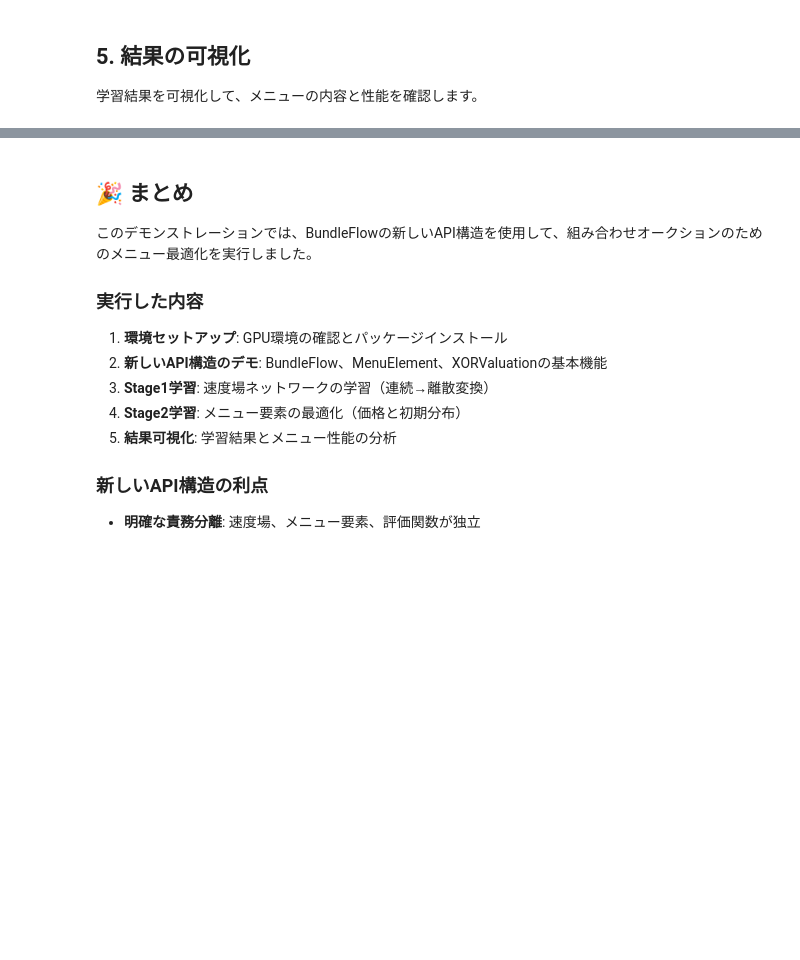
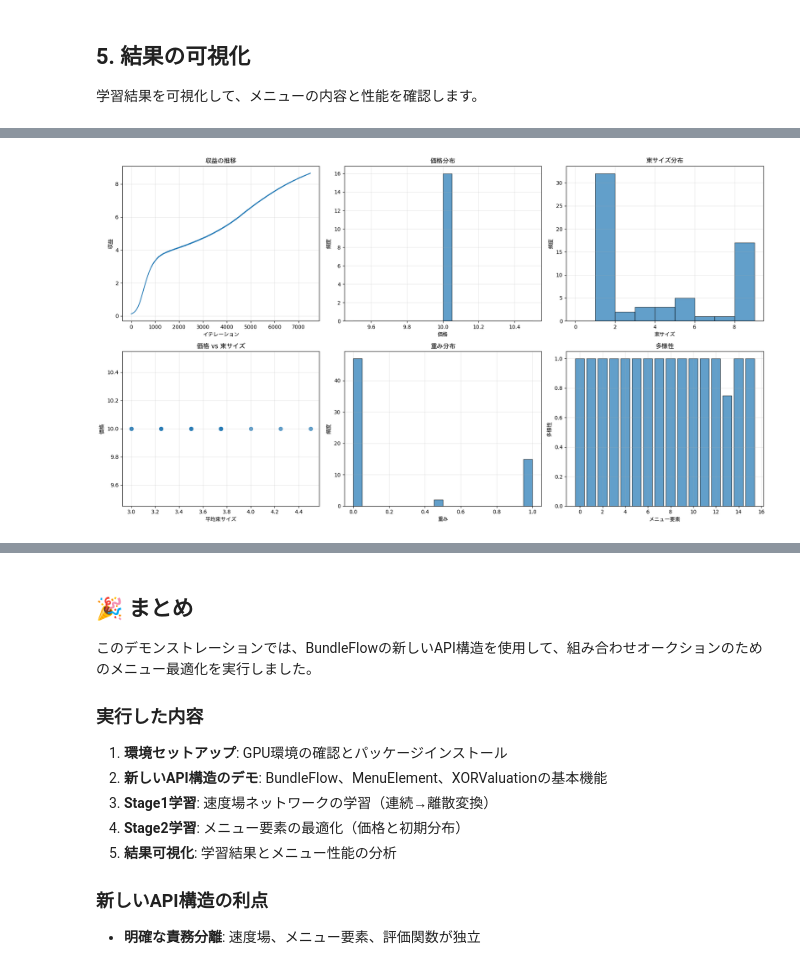
Before and after one commit to KoshiHarashima/bundle-flow, a Jupyter notebook: BundleFlow.ipynb, the cells around one changed output, grey strips where cells are left out. Drawn from its saved outputs; the diff is of its cells as text; code cells hidden in the pictures; blank space fills up the shorter version.

```diff
--- a/BundleFlow.ipynb
+++ b/BundleFlow.ipynb
@@ -255,17 +432,23 @@ print(f"生成された束の多様性: {diversity:.3f} ({len(unique_bundles)}/{
 # %%
-# Stage2の設定（小規模でデモ用）
+# Stage2の設定（改善された設定 - 論文に基づく）
 stage2_config = {
     'K': 16,           # メニュー要素数（小規模）
     'D': 4,            # 初期分布の混合成分数
-    'iters': 500,      # イテレーション数（デモ用に短縮）
+    'iters': 7500,      # イテレーション数（デモ用に短縮）
     'batch': 64,       # バッチサイズ
-    'lr': 3e-1,        # 学習率
-    'lam_start': 1e-3, # SoftMax温度の開始値
-    'lam_end': 0.1,    # SoftMax温度の終了値
+    'lr': 5e-3,        # 学習率（安定した学習）
+    'lam_start': 0.5,  # SoftMax温度の開始値（高温度で探索）
+    'lam_end': 0.1,    # SoftMax温度の終了値（低温度で決定）
     'ode_steps': 25,   # ODE積分ステップ数
     'n_val': 200,      # 評価関数の数（小規模）
     'a': 8,            # XOR原子数（小規模）
-    'seed': 123
+    'seed': 123,
+    'warmup_iters': 50,  # βウォームアップ期間
+    'freeze_beta_iters': 100,  # β凍結期間
+    'grad_clip': 1.0,  # 勾配クリッピング
+    'use_gumbel': False,  # Gumbel-Softmaxの使用
+    'tau_start': 1.0,  # Gumbel温度開始値
+    'tau_end': 0.01    # Gumbel温度終了値
 }
 
 print("Stage2設定:")
@@ -742,0 +625,74 @@ print(f"価格の統計: min={min(prices):.4f}, max={max(prices):.4f}, mean={np.
+# %%
+# 統合可視化
+fig, axes = plt.subplots(2, 3, figsize=(18, 10))
+
+t_grid = torch.linspace(0.0, 1.0, steps=50, device=device)
+
+# データ収集
+prices = [elem.price().detach().item() for elem in menu[:-1]]
+bundle_sizes = []
+avg_sizes = []
+diversities = []
+
+for elem in menu[:-1]:
+    with torch.no_grad():
+        x_T = flow.flow_forward(elem.mus, t_grid)
+        bundles = flow.round_to_bundle(x_T)
+        sizes = bundles.sum(dim=1).detach().cpu().numpy()
+        bundle_sizes.extend(sizes)
+        avg_sizes.append(sizes.mean())
+        unique_bundles = torch.unique(bundles, dim=0)
+        diversities.append(len(unique_bundles) / bundles.shape[0])
+
+weights = [elem.weights.detach().cpu().numpy() for elem in menu[:-1]]
+weights_flat = np.concatenate(weights)
+
+# 1. 収益の推移
+axes[0, 0].plot(revenues)
+axes[0, 0].set_title('収益の推移')
+axes[0, 0].set_xlabel('イテレーション')
+axes[0, 0].set_ylabel('収益')
+axes[0, 0].grid(True, alpha=0.3)
+
+# 2. 価格分布
+axes[0, 1].hist(prices, bins=20, alpha=0.7, edgecolor='black')
+axes[0, 1].set_title('価格分布')
+axes[0, 1].set_xlabel('価格')
+axes[0, 1].set_ylabel('頻度')
+axes[0, 1].grid(True, alpha=0.3)
+
+# 3. 束サイズ分布
+axes[0, 2].hist(bundle_sizes, bins=range(stage1_config['m']+2), alpha=0.7, edgecolor='black')
+axes[0, 2].set_title('束サイズ分布')
+axes[0, 2].set_xlabel('束サイズ')
+axes[0, 2].set_ylabel('頻度')
+axes[0, 2].grid(True, alpha=0.3)
+
+# 4. 価格 vs 束サイズ
+axes[1, 0].scatter(avg_sizes, prices, alpha=0.7, s=50)
+axes[1, 0].set_xlabel('平均束サイズ')
+axes[1, 0].set_ylabel('価格')
+axes[1, 0].set_title('価格 vs 束サイズ')
+axes[1, 0].grid(True, alpha=0.3)
+
+# 5. 重み分布
+axes[1, 1].hist(weights_flat, bins=20, alpha=0.7, edgecolor='black')
+axes[1, 1].set_title('重み分布')
+axes[1, 1].set_xlabel('重み')
+axes[1, 1].set_ylabel('頻度')
+axes[1, 1].grid(True, alpha=0.3)
+
+# 6. 多様性
+axes[1, 2].bar(range(len(diversities)), diversities, alpha=0.7, edgecolor='black')
+axes[1, 2].set_title('多様性')
+axes[1, 2].set_xlabel('メニュー要素')
+axes[1, 2].set_ylabel('多様性')
+axes[1, 2].grid(True, alpha=0.3)
+
+plt.tight_layout()
+plt.show()
+
+print(f"価格: {min(prices):.3f}-{max(prices):.3f} (平均: {np.mean(prices):.3f})")
+print(f"束サイズ: {min(bundle_sizes)}-{max(bundle_sizes)} (平均: {np.mean(bundle_sizes):.1f})")
+print(f"多様性: {min(diversities):.3f}-{max(diversities):.3f} (平均: {np.mean(diversities):.3f})")
+# %% [output]
@@ -742,0 +716 @@ print(f"価格の統計: min={min(prices):.4f}, max={max(prices):.4f}, mean={np.
+[figure, added]
```
Also changed, not shown: parts of 22 cells of this notebook, 6 other files.
